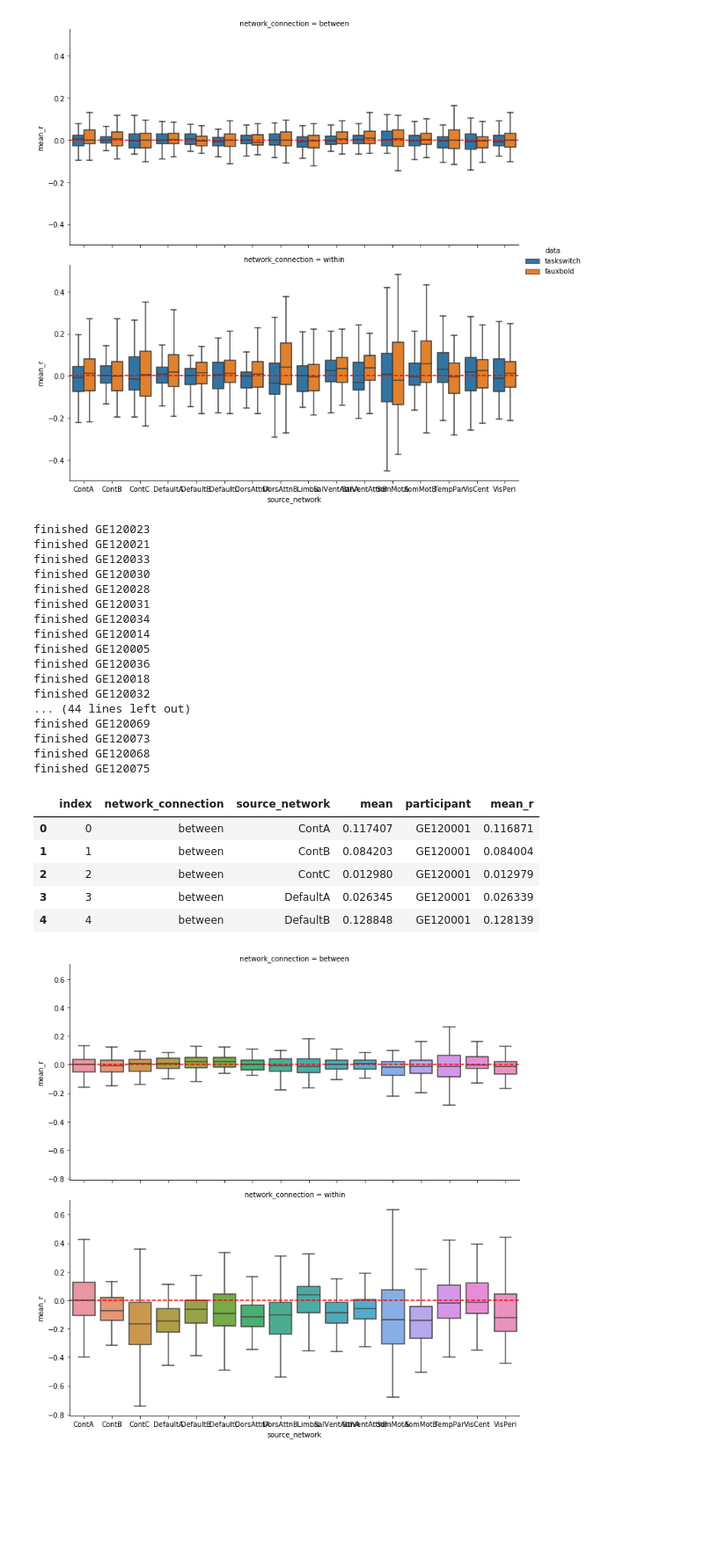
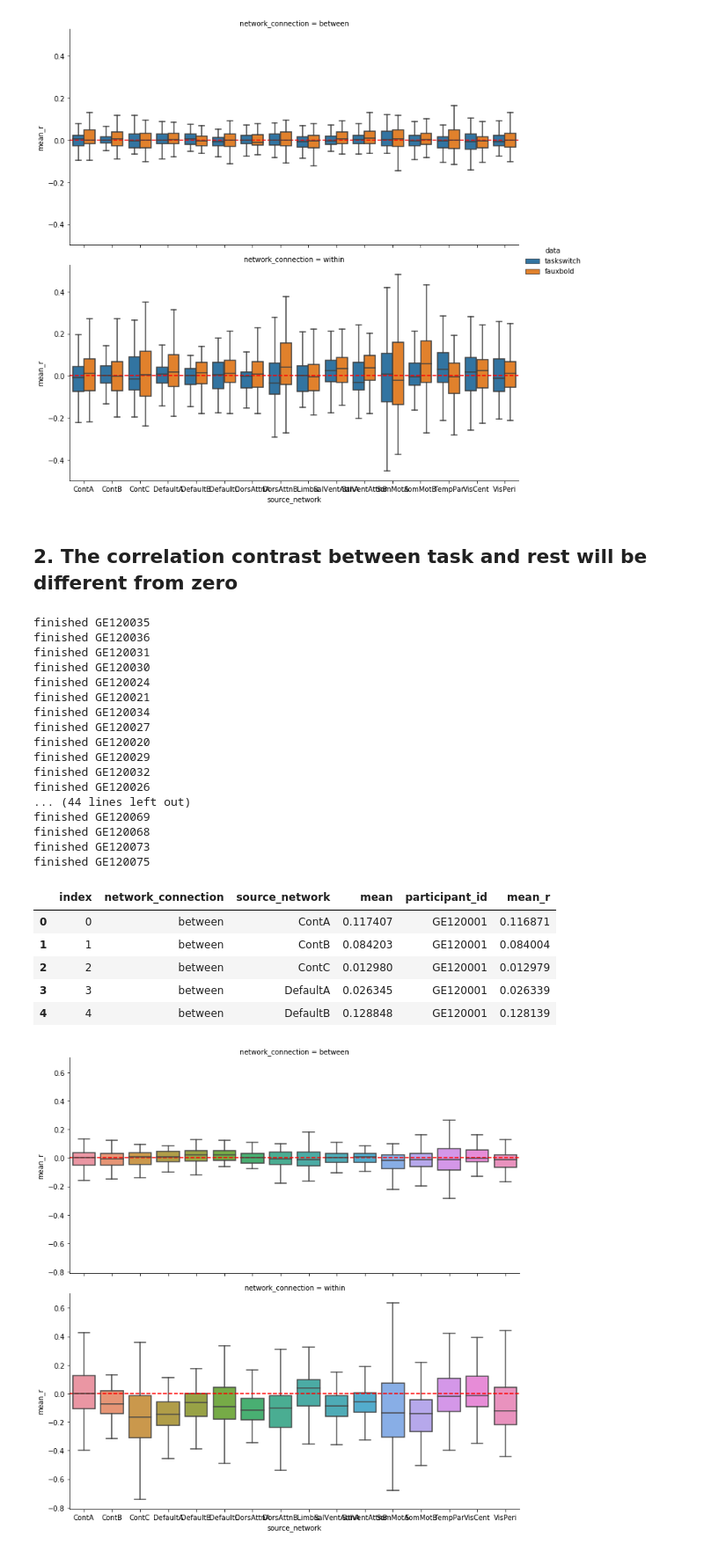
Before and after one commit to jdkent/betaseriesAim1Analysis, a Jupyter notebook: BetaSeriesAnalysis.ipynb, the cells around one changed output. Shown at 88% size. Cells and saved outputs as stored; diff of their text form; code cells hidden in the pictures; blank space fills up the shorter version.

```diff
--- a/BetaSeriesAnalysis.ipynb
+++ b/BetaSeriesAnalysis.ipynb
@@ -41,7 +84,7 @@ taskswitch_switch_objs = lss_layout.get(
     suffix="correlation", extension="tsv", task="taskswitch", desc="switch")
 
 # this participant cannot fit the lss model
-taskswitch_switch_filt_objs = [ob for ob in taskswitch_objs if ob.entities['subject'] != 'GE120056']
+taskswitch_switch_filt_objs = [ob for ob in taskswitch_switch_objs if ob.entities['subject'] != 'GE120056']
 
 fauxbold_repeat_objs = lss_layout.get(
     suffix="correlation", extension="tsv", task="fauxbold", desc="repeat")
@@ -122,7 +191,8 @@ sns.catplot(kind='box', height=5, aspect=2,
 # %%
+# task (switch - repeat)
 with Pool(N_THREADS) as p:
     ts_diff_matrices = p.starmap(nf.calc_diff_matrices,
-                                 [(f1.path, f2.path, f1.entities['subject']) for f1, f2 in zip(taskswitch_objs, taskswitch_repeat_objs)])
+                                 [(f1.path, f2.path, f1.entities['subject']) for f1, f2 in zip(taskswitch_switch_objs, taskswitch_repeat_objs)])
 
 taskswitch_diff_switch_repeat = pd.concat(ts_diff_matrices)
 # %% [output]
@@ -145,7 +215,8 @@ finished GE120060
 finished GE120075
 # %%
+# rest (switch - repeat)
 with Pool(N_THREADS) as p:
-    fb_diff_matrices = p.starmap(nf.calc_diff_matrices, [(f1.path, f2.path, f1.entities['subject']) for f1, f2 in zip(fauxbold_objs, fauxbold_repeat_objs)])
+    fb_diff_matrices = p.starmap(nf.calc_diff_matrices, [(f1.path, f2.path, f1.entities['subject']) for f1, f2 in zip(fauxbold_switch_objs, fauxbold_repeat_objs)])
 
 fauxbold_diff_switch_repeat = pd.concat(fb_diff_matrices)
 # %% [output]
@@ -185,32 +256,34 @@ for ax in fg.axes.flatten():
     ax.axhline(color='red', linestyle='--')
 # %% [output]
 [figure]
+# %% [markdown]
+## 2. The correlation contrast between task and rest will be different from zero
 # %%
 with Pool(N_THREADS) as p:
-    tsf_diff_matrices = p.starmap(nf.calc_diff_matrices, [(f1.path, f2.path, f1.entities['subject']) for f1, f2 in zip(taskswitch_filt_objs, fauxbold_objs)])
+    tsf_diff_matrices = p.starmap(nf.calc_diff_matrices, [(f1.path, f2.path, f1.entities['subject']) for f1, f2 in zip(taskswitch_switch_filt_objs, fauxbold_switch_objs)])
 
 
 task_faux_diff_switch_repeat = pd.concat(tsf_diff_matrices)
 task_faux_diff_switch_repeat.head()
 # %% [output]
-finished GE120023
+finished GE120035
+finished GE120036
+finished GE120031
+finished GE120030
+finished GE120024
 finished GE120021
-finished GE120033
-finished GE120030
-finished GE120028
-finished GE120031
 finished GE120034
-finished GE120014
-finished GE120005
-finished GE120036
-finished GE120018
+finished GE120027
+finished GE120020
+finished GE120029
 finished GE120032
+finished GE120026
 ... (44 lines left out)
 finished GE120069
+finished GE120068
 finished GE120073
-finished GE120068
 finished GE120075
-|  | index | network_connection | source_network | mean | participant | mean_r |
+|  | index | network_connection | source_network | mean | participant_id | mean_r |
 | 0 | 0 | between | ContA | 0.117407 | GE120001 | 0.116871 |
 | 1 | 1 | between | ContB | 0.084203 | GE120001 | 0.084004 |
 | 2 | 2 | between | ContC | 0.012980 | GE120001 | 0.012979 |
```
Also changed, not shown: parts of 39 cells of this notebook.
